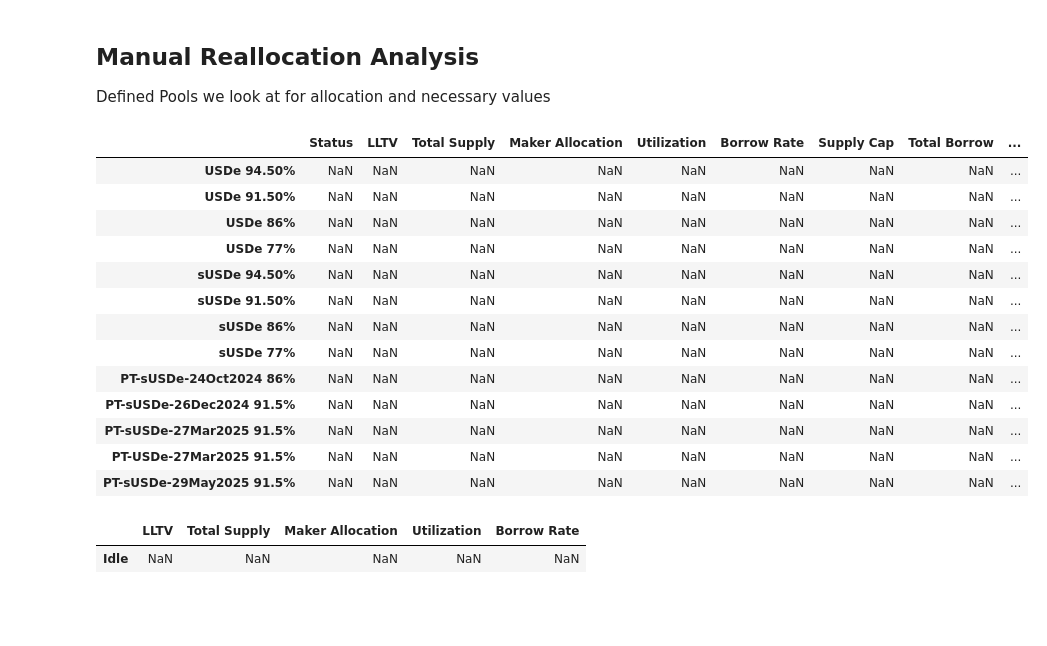
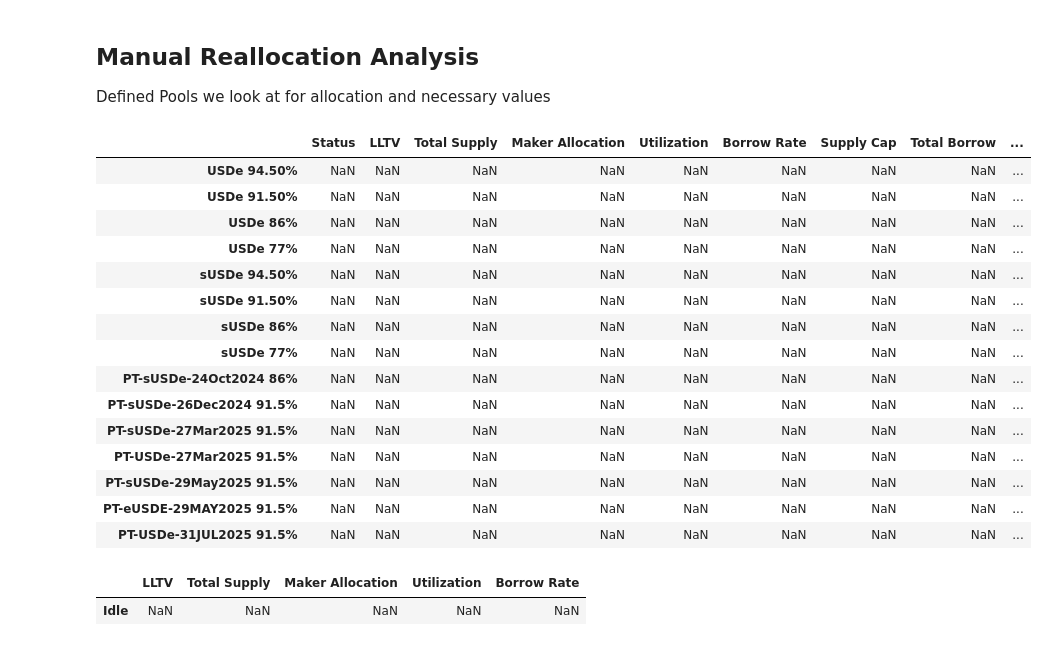
Before and after one commit to lavanic99/morpho_allocation, a Jupyter notebook: morpho_reallocation.ipynb, the cells around one changed output. Saved outputs shown, nothing was run; the diff lists cells and outputs as text; code cells hidden in the pictures; blank space fills up the shorter version.

```diff
--- a/morpho_reallocation.ipynb
+++ b/morpho_reallocation.ipynb
@@ -36,7 +36,9 @@ pool_keys = [
     'PT-sUSDe-26Dec2024 91.5%',
     'PT-sUSDe-27Mar2025 91.5%',
     'PT-USDe-27Mar2025 91.5%',
-    'PT-sUSDe-29May2025 91.5%'
+    'PT-sUSDe-29May2025 91.5%',
+    'PT-eUSDE-29MAY2025 91.5%',
+    'PT-USDe-31JUL2025 91.5%'
 ]
 idle_key = [
     'Idle',
@@ -88,33 +90,35 @@ columns_ordered = [
     'Active Deposits',
     'Manual Adjustment',
     'Total Change',
     'Final Allocation',
     'Final Supply',
     'Final Utilization',
     'Final Borrow Rate',
     'Final Capped Rate',
     'Maker Borrow at Old Utilization',
     'Borrow Rate Change',
 ]
 
 pools_df = pd.DataFrame(index=pool_keys, columns=columns_ordered)
 idle_df = pd.DataFrame(index=idle_key, columns=idle_col)
 pools_df
 # %% [output]
 |  | Status | LLTV | Total Supply | Maker Allocation | Utilization | Borrow Rate | Supply Cap | Total Borrow | ... |
 | USDe 94.50% | NaN | NaN | NaN | NaN | NaN | NaN | NaN | NaN | ... |
 | USDe 91.50% | NaN | NaN | NaN | NaN | NaN | NaN | NaN | NaN | ... |
 | USDe 86% | NaN | NaN | NaN | NaN | NaN | NaN | NaN | NaN | ... |
 | USDe 77% | NaN | NaN | NaN | NaN | NaN | NaN | NaN | NaN | ... |
 | sUSDe 94.50% | NaN | NaN | NaN | NaN | NaN | NaN | NaN | NaN | ... |
 | sUSDe 91.50% | NaN | NaN | NaN | NaN | NaN | NaN | NaN | NaN | ... |
 | sUSDe 86% | NaN | NaN | NaN | NaN | NaN | NaN | NaN | NaN | ... |
 | sUSDe 77% | NaN | NaN | NaN | NaN | NaN | NaN | NaN | NaN | ... |
 | PT-sUSDe-24Oct2024 86% | NaN | NaN | NaN | NaN | NaN | NaN | NaN | NaN | ... |
 | PT-sUSDe-26Dec2024 91.5% | NaN | NaN | NaN | NaN | NaN | NaN | NaN | NaN | ... |
 | PT-sUSDe-27Mar2025 91.5% | NaN | NaN | NaN | NaN | NaN | NaN | NaN | NaN | ... |
 | PT-USDe-27Mar2025 91.5% | NaN | NaN | NaN | NaN | NaN | NaN | NaN | NaN | ... |
 | PT-sUSDe-29May2025 91.5% | NaN | NaN | NaN | NaN | NaN | NaN | NaN | NaN | ... |
+| PT-eUSDE-29MAY2025 91.5% | NaN | NaN | NaN | NaN | NaN | NaN | NaN | NaN | ... |
+| PT-USDe-31JUL2025 91.5% | NaN | NaN | NaN | NaN | NaN | NaN | NaN | NaN | ... |
 # %%
 idle_df
 # %% [output]
```
Also changed, not shown: parts of 15 cells of this notebook, 2 other files.
